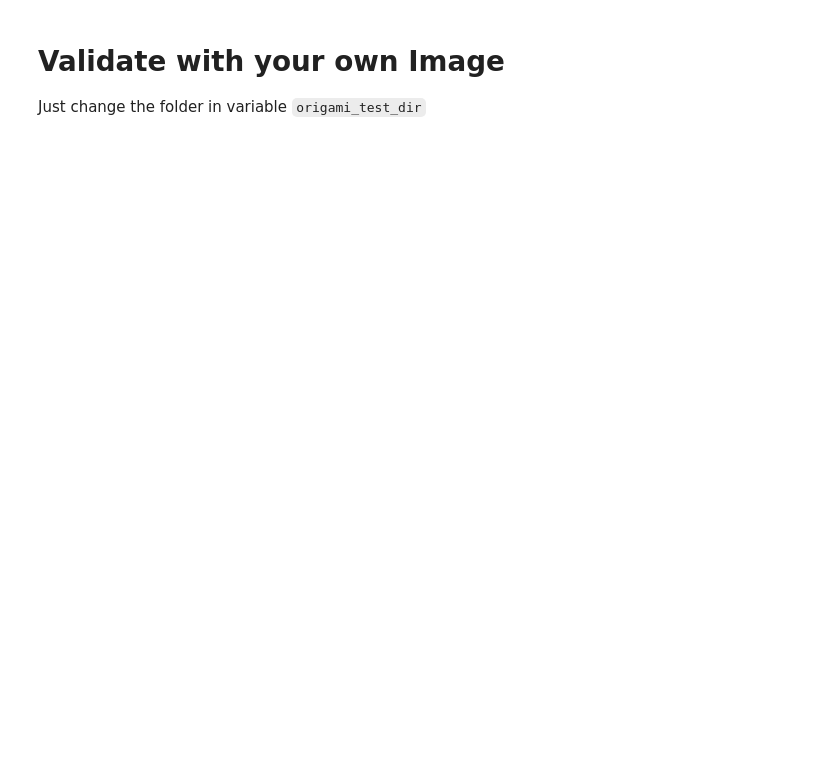
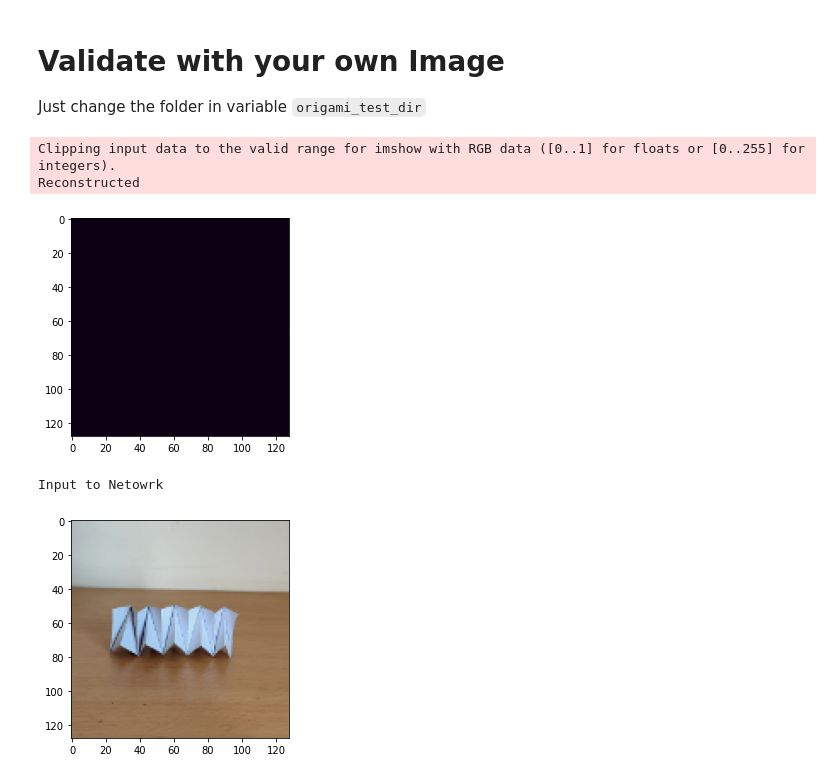
Before and after one commit to take2rohit/scoop_net, a Jupyter notebook: denoising_ae.ipynb, the cells around one changed output. Drawn from its saved outputs; the diff is of its cells as text; code cells hidden in the pictures; blank space fills up the shorter version.

```diff
--- a/denoising_ae.ipynb
+++ b/denoising_ae.ipynb
@@ -107,9 +128,9 @@ def test(model, device, test_loader):
 # %% [markdown]
 # Start Training Here
 # %%
-epochs = 100
+epochs = 1000
 save_model = True
-load_model = True
+load_model = False
 saved_pth = 'AE.pt'
 
 model = AugmentedAutoencoder().to(device)
@@ -117,13 +138,15 @@ model = AugmentedAutoencoder().to(device)
 if os.path.exists(saved_pth) and load_model:
     model.load_state_dict(torch.load(saved_pth))
 
-optimizer = optim.Adadelta(model.parameters(), lr=15)
-scheduler = StepLR(optimizer, step_size=1, gamma=0.7)
+optimizer = optim.Adam(model.parameters(), lr=0.00001)
+scheduler = StepLR(optimizer, step_size=10, gamma=0.7)
 
+if not os.path.exists('trained_results'):
+    os.mkdir('trained_results')
 
 for epoch in tqdm(range(1, epochs + 1), unit='epochs'):
     train(model, device, train_loader, optimizer, epoch)
-    test(model, device, test_loader)
 
-    if save_model and epoch%10 ==0:
+    if save_model and epoch%20 ==0:
+        test(model, device, test_loader,save_img=True, ep = epoch, save_folder='trained_results')
         torch.save(model.state_dict(), saved_pth)
@@ -131,27 +173,33 @@ for epoch in tqdm(range(1, epochs + 1), unit='epochs'):
 # Validate with your own Image
 Just change the folder in variable `origami_test_dir`
 # %%
-def cross_validation(model, device, test_loader,viewer=True):
+def cross_validation(model, device, test_loader,ep = None, viewer=True, save =False):
     model.eval()
     test_loss = 0
     correct = 0
+    kwargs =  {'nrow':4, "padding":2, "pad_value":1}
+
     with torch.no_grad():
         validator = iter(test_loader)
         sample = next(validator)
-
         sample = sample.to(device)
         output = model(sample)
         encodings = model.encoder_op(sample)
 
     if viewer:
         images_show = 8
-
         print('Reconstructed')
         op = output[:images_show,:].cpu()
-        imshow(torchvision.utils.make_grid(op, nrow=4, padding=2, pad_value=1))
+        imshow(torchvision.utils.make_grid(op,**kwargs))
 
         print('Input to Netowrk')
-        imshow(torchvision.utils.make_grid(sample[:images_show,:].cpu(), nrow=4, padding=2, pad_value=1))
+        tar = sample[:images_show,:].cpu()
+        imshow(torchvision.utils.make_grid(tar, **kwargs))
+
+    if save:
+        op = output[:images_show,:].cpu()
+        torchvision.utils.save_image(op,f'{ep}_re.png', **kwargs)
+        torchvision.utils.save_image(sample[:images_show,:].cpu(), f'{ep}_in.png',**kwargs)
 
     return sample, output, encodings
 # %%
@@ -167,4 +215,12 @@ validator = ValidationGenerate(root_dir=origami_test_dir, transform=trns)
 val_loader = DataLoader(validator, batch_size=val_batch_size,
                             shuffle=True,**kwargs)
 # %%
+model = AugmentedAutoencoder().to(device)
+
 sample, output, encodings = cross_validation(model, device, val_loader,viewer=True)
+# %% [output]
+Clipping input data to the valid range for imshow with RGB data ([0..1] for floats or [0..255] for integers).
+Reconstructed
+[figure, added]
+Input to Netowrk
+[figure, added]
```
Also changed, not shown: parts of 4 cells of this notebook, 2 other files.
